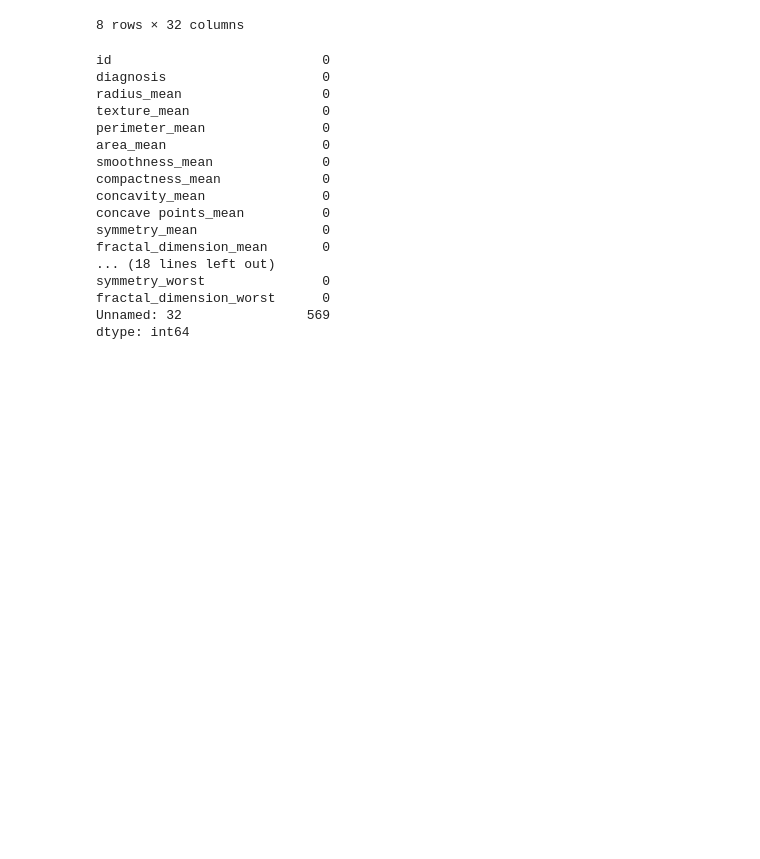
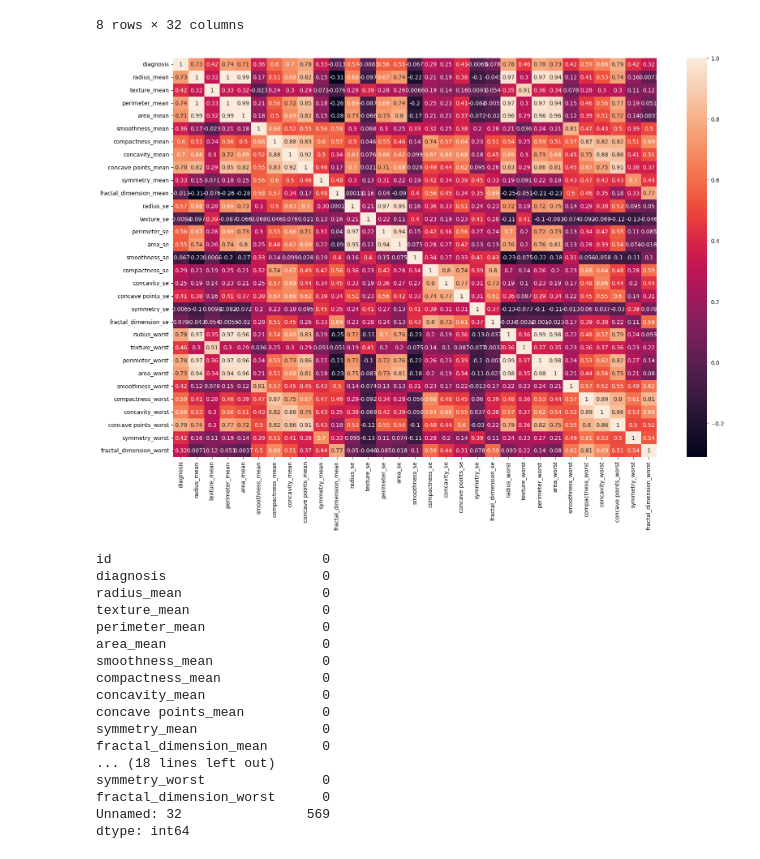
Before and after one commit to mathewpeedikayil/breast-cancer-detection, a Jupyter notebook: main.ipynb, the cells around one changed output. Saved outputs shown, nothing was run; the diff lists cells and outputs as text; code cells hidden in the pictures; blank space fills up the shorter version.

Commit message:
Plot heatmap

```diff
--- a/main.ipynb
+++ b/main.ipynb
@@ -71,6 +73,16 @@ df.describe()
 | 75% | 8.813129e+06 | 15.780000 | 21.800000 | 104.100000 | 782.700000 | 0.105300 | 0.130400 | ... |
 | max | 9.113205e+08 | 28.110000 | 39.280000 | 188.500000 | 2501.000000 | 0.163400 | 0.345400 | ... |
 8 rows × 32 columns
+# %%
+fig, ax = plt.subplots(figsize=(17, 12))  # Set the figure size
+sns.heatmap(df.corr(numeric_only=True), annot=True)
+plt.tight_layout()
+plt.show()
+
+# Enhancing Seaborn Heatmaps: Techniques to Increase Size for Better Clarity
+# https://www.geeksforgeeks.org/data-visualization/enhancing-seaborn-heatmaps-techniques-to-increase-size-for-better-clarity/
+# %% [output]
+[figure, added]
 # %%
 df.isna().sum()
 # %% [output]
```
Also changed, not shown: parts of 1 cell of this notebook.
